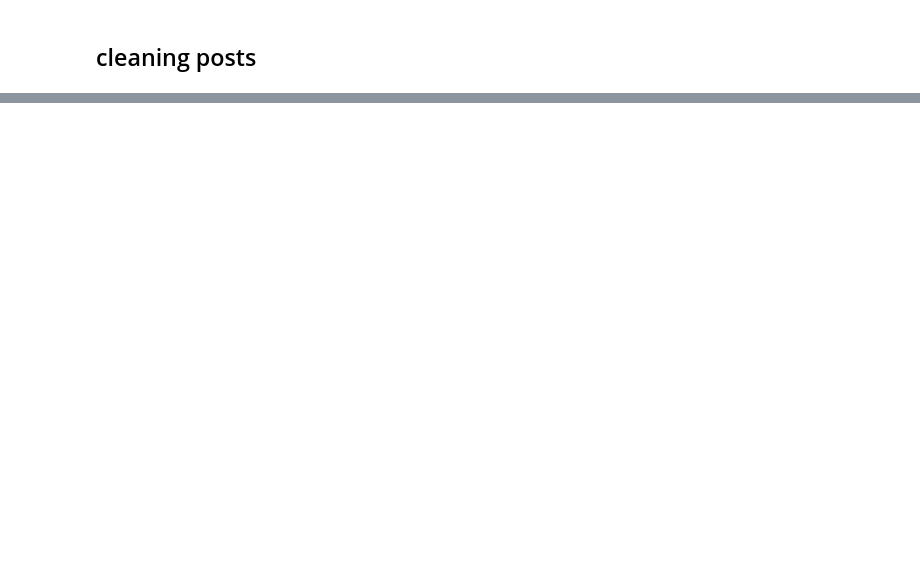
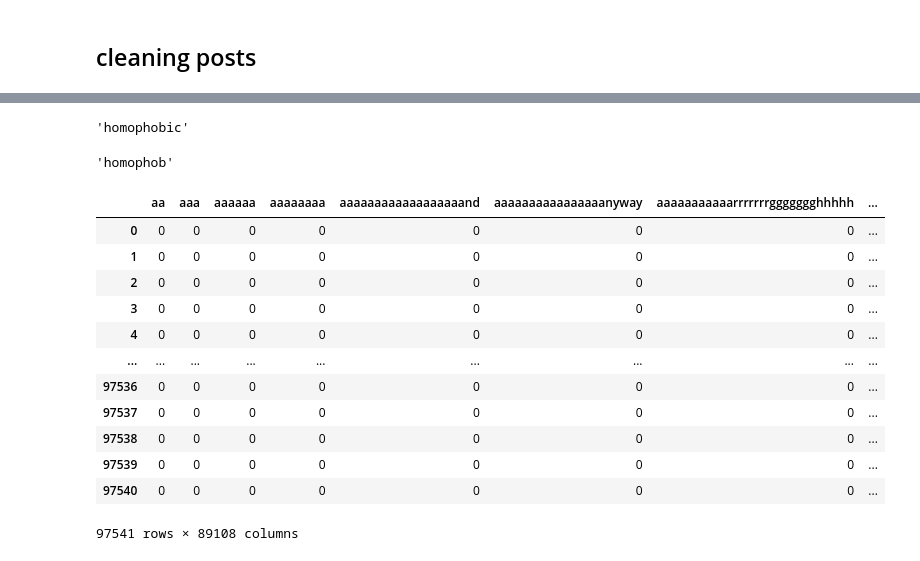
Before and after one commit to czengnn/who-is-the-asshole, a Jupyter notebook: who_the_a.ipynb, the cells around one changed output, grey strips where cells are left out. Saved outputs shown, nothing was run; the diff lists cells and outputs as text; code cells hidden in the pictures; blank space fills up the shorter version.

```diff
--- a/who_the_a.ipynb
+++ b/who_the_a.ipynb
@@ -65,0 +76,3 @@ for p in ax[1].patches:
+# %%
+aita['polarity'] = aita['body_clean'].apply(lambda x : TextBlob(x).sentiment.polarity)
+aita['subjectivity'] = aita['body_clean'].apply(lambda x : TextBlob(x).sentiment.subjectivity)
@@ -66,15 +87,20 @@ for p in ax[1].patches:
 # %% [markdown]
 ## cleaning posts
 # %%
-def remove_punc_stop(s):
+def remove_punc(s):
     s = s.lower()
-    exclude = set(string.punctuation)
+    s = re.sub('\[.*?\]', '', s)
+    s = re.sub('[%s]' % re.escape(string.punctuation), '', s)
+    s = re.sub('[‘’“”…]', '', s)
+    s = re.sub('\w*\d\w*', '', s)
+
     stop = set(stopwords.words('english'))
     stop.add('aita')
     stop.add('wibta')
-    s = ''.join([ch for ch in s if ch not in exclude])
-    s = ' '.join([word for word in s.split() if word not in stop])
+
+    stemmer = PorterStemmer()
+    s = ' '.join([stemmer.stem(word) for word in s.split() if word not in stop])
     return s
 # %%
-body_corpus = aita.body_clean.apply(lambda x : remove_punc_stop(x))
-title_corpus = aita.title.apply(lambda x : remove_punc_stop(x))
+body_corpus = aita.body_clean.apply(lambda x : remove_punc(x))
+title_corpus = aita.title.apply(lambda x : remove_punc(x))
@@ -81,8 +122,31 @@ title_corpus = aita.title.apply(lambda x : remove_punc_stop(x))
+# %%
+lemmatizer = WordNetLemmatizer()
+lemmatizer.lemmatize('homophobic')
+# %% [output]
+'homophobic'
+# %%
+stemmer = PorterStemmer()
+stemmer.stem('homophobe')
+# %% [output]
+'homophob'
 # %%
-vec = CountVectorizer(ngram_range=(2,3))
+vec = CountVectorizer()
 body_cv = vec.fit_transform(body_corpus)
 # Counter(Vec_n_gram).most_common()
 # %%
 body_dtm = pd.DataFrame(body_cv.toarray(), columns=vec.get_feature_names())
-body_dtm.index = data_clean.index
 body_dtm
+# %% [output]
+|  | aa | aaa | aaaaaa | aaaaaaaa | aaaaaaaaaaaaaaaaaand | aaaaaaaaaaaaaaaanyway | aaaaaaaaaaarrrrrrrggggggghhhhh | ... |
+| 0 | 0 | 0 | 0 | 0 | 0 | 0 | 0 | ... |
+| 1 | 0 | 0 | 0 | 0 | 0 | 0 | 0 | ... |
+| 2 | 0 | 0 | 0 | 0 | 0 | 0 | 0 | ... |
+| 3 | 0 | 0 | 0 | 0 | 0 | 0 | 0 | ... |
+| 4 | 0 | 0 | 0 | 0 | 0 | 0 | 0 | ... |
+| ... | ... | ... | ... | ... | ... | ... | ... | ... |
+| 97536 | 0 | 0 | 0 | 0 | 0 | 0 | 0 | ... |
+| 97537 | 0 | 0 | 0 | 0 | 0 | 0 | 0 | ... |
+| 97538 | 0 | 0 | 0 | 0 | 0 | 0 | 0 | ... |
+| 97539 | 0 | 0 | 0 | 0 | 0 | 0 | 0 | ... |
+| 97540 | 0 | 0 | 0 | 0 | 0 | 0 | 0 | ... |
+97541 rows × 89108 columns
```
Also changed, not shown: parts of 13 cells of this notebook, 1 other file.
